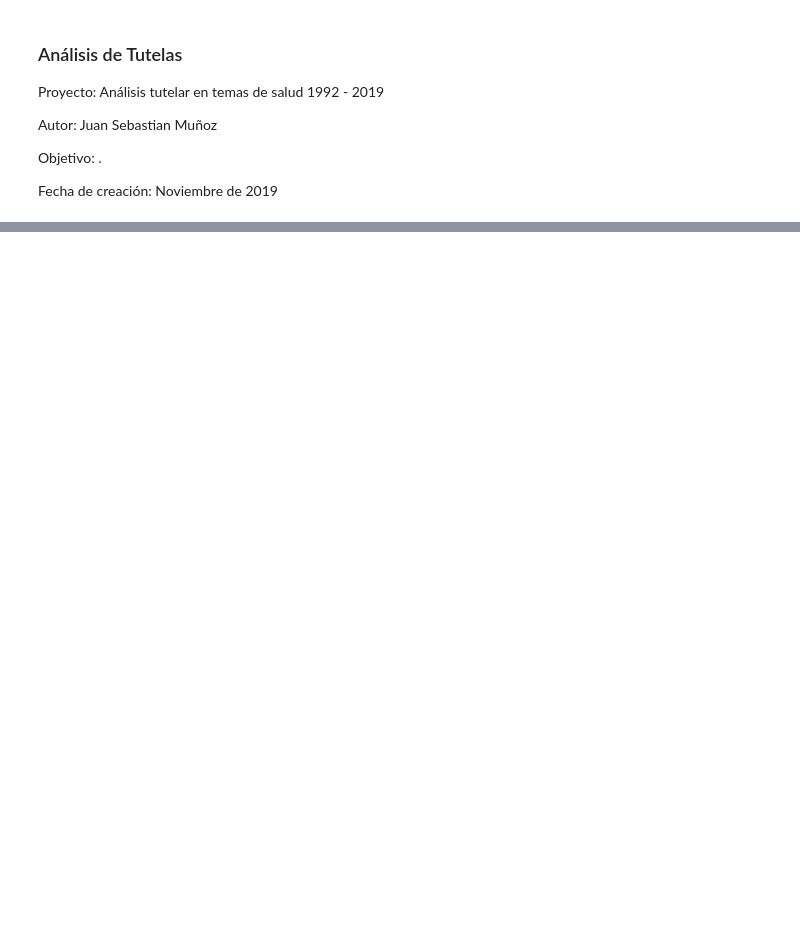
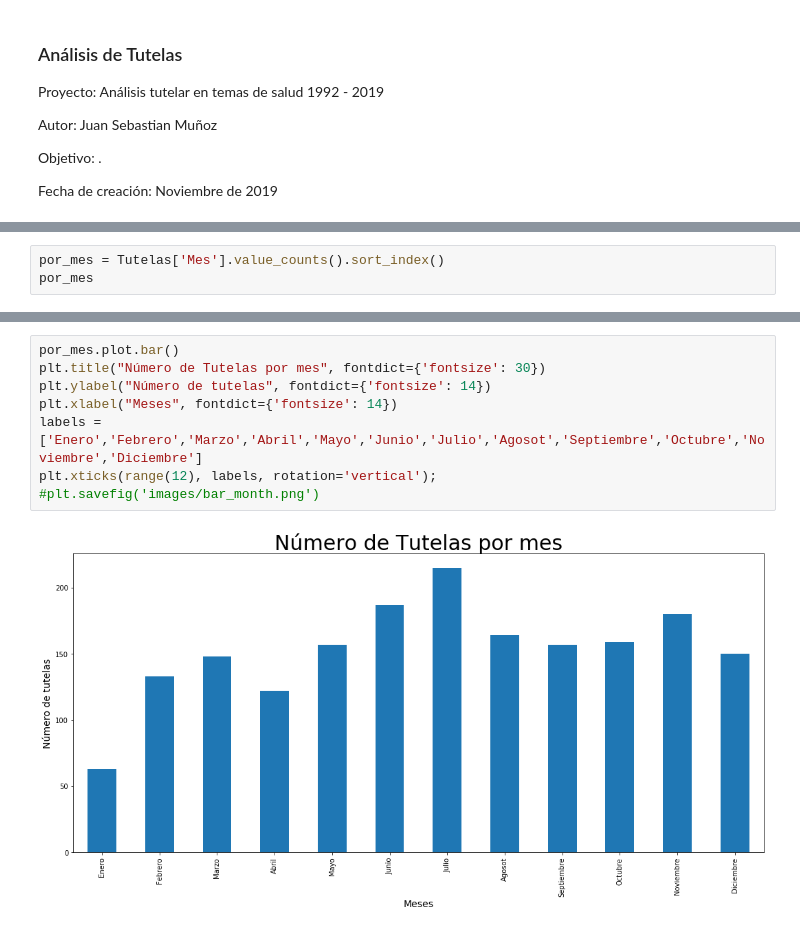
Before and after one commit to Juansemv/MCPP_juan.munoz, a Jupyter notebook: Proyecto final/Análisis de Tutelas.ipynb, the cells around one changed output, grey strips where cells are left out. Drawn from its saved outputs; the diff is of its cells as text; blank space fills up the shorter version.

```diff
--- a/Proyecto final/Análisis de Tutelas.ipynb
+++ b/Proyecto final/Análisis de Tutelas.ipynb
@@ -28,0 +70,3 @@ len(Tutelas)
+# %%
+por_mes = Tutelas['Mes'].value_counts().sort_index()
+por_mes
@@ -28,0 +87,10 @@ len(Tutelas)
+# %%
+por_mes.plot.bar()
+plt.title("Número de Tutelas por mes", fontdict={'fontsize': 30})
+plt.ylabel("Número de tutelas", fontdict={'fontsize': 14})
+plt.xlabel("Meses", fontdict={'fontsize': 14})
+labels = ['Enero','Febrero','Marzo','Abril','Mayo','Junio','Julio','Agosot','Septiembre','Octubre','Noviembre','Diciembre']
+plt.xticks(range(12), labels, rotation='vertical');
+#plt.savefig('images/bar_month.png')
+# %% [output]
+[figure, added]
```
Also changed, not shown: parts of 12 cells of this notebook, 2 other files.
